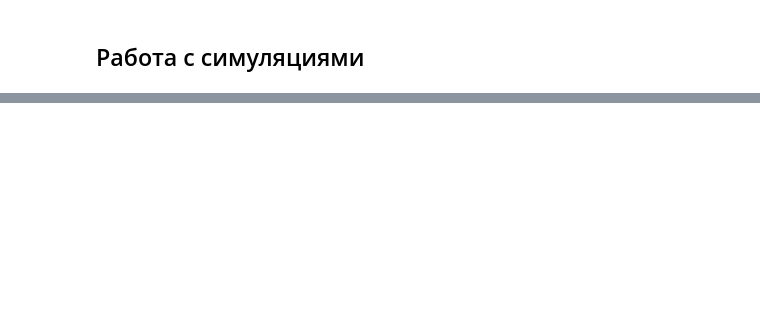
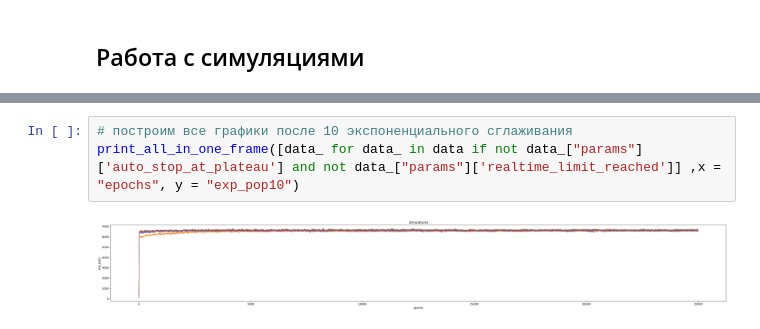
Before and after one commit to sokanaid/CourseProject2022BiologicalMath, a Jupyter notebook: find_plateau_threshold.ipynb, the cells around one changed output, grey strips where cells are left out. Drawn from its saved outputs; the diff is of its cells as text; blank space fills up the shorter version.

```diff
--- a/find_plateau_threshold.ipynb
+++ b/find_plateau_threshold.ipynb
@@ -128,0 +153,5 @@ print_all_in_one_frame([data_ for data_ in data if not data_["params"]['auto_sto
+# %%
+# построим все графики после 10 экспоненциального сглаживания
+print_all_in_one_frame([data_ for data_ in data if not data_["params"]['auto_stop_at_plateau'] and not data_["params"]['realtime_limit_reached']] ,x = "epochs", y = "exp_pop10")
+# %% [output]
+[figure, added]
```
Also changed, not shown: parts of 10 cells of this notebook.
